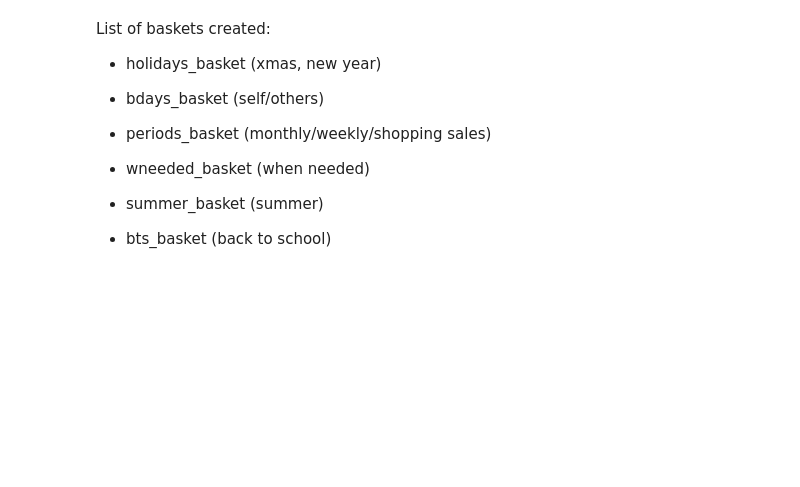
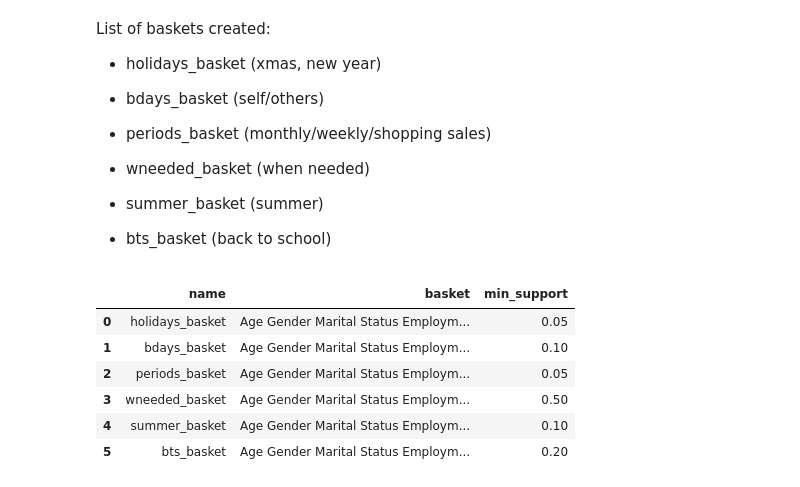
Before and after one commit to ABCD-EDU/cs322-sale-promos, a Jupyter notebook: src/preprocessor.ipynb, the cells around one changed output. Cells and saved outputs as stored; diff of their text form; code cells hidden in the pictures; blank space fills up the shorter version.

```diff
--- a/src/preprocessor.ipynb
+++ b/src/preprocessor.ipynb
@@ -131 +128,17 @@ all_baskets = [holidays_basket, bdays_basket, periods_basket, wneeded_basket, su
+# %%
+# Create a dataframe of all baskets
+basket_names = ["holidays_basket", "bdays_basket", "periods_basket", "wneeded_basket", "summer_basket", "bts_basket"]
+all_baskets = [holidays_basket, bdays_basket, periods_basket, wneeded_basket, summer_basket, bts_basket]
+# initialize minimum supports for each basket here
+min_supports = [0.05, 0.1, 0.05, 0.5, 0.1, 0.2]
+baskets = pd.DataFrame({"name":basket_names,"basket":all_baskets, "min_support":min_supports})
+baskets
+# %% [output]
+|  | name | basket | min_support |
+| 0 | holidays_basket | Age Gender Marital Status Employm... | 0.05 |
+| 1 | bdays_basket | Age Gender Marital Status Employm... | 0.10 |
+| 2 | periods_basket | Age Gender Marital Status Employm... | 0.05 |
+| 3 | wneeded_basket | Age Gender Marital Status Employm... | 0.50 |
+| 4 | summer_basket | Age Gender Marital Status Employm... | 0.10 |
+| 5 | bts_basket | Age Gender Marital Status Employm... | 0.20 |
 # %%
```
Also changed, not shown: parts of 3 cells of this notebook.
